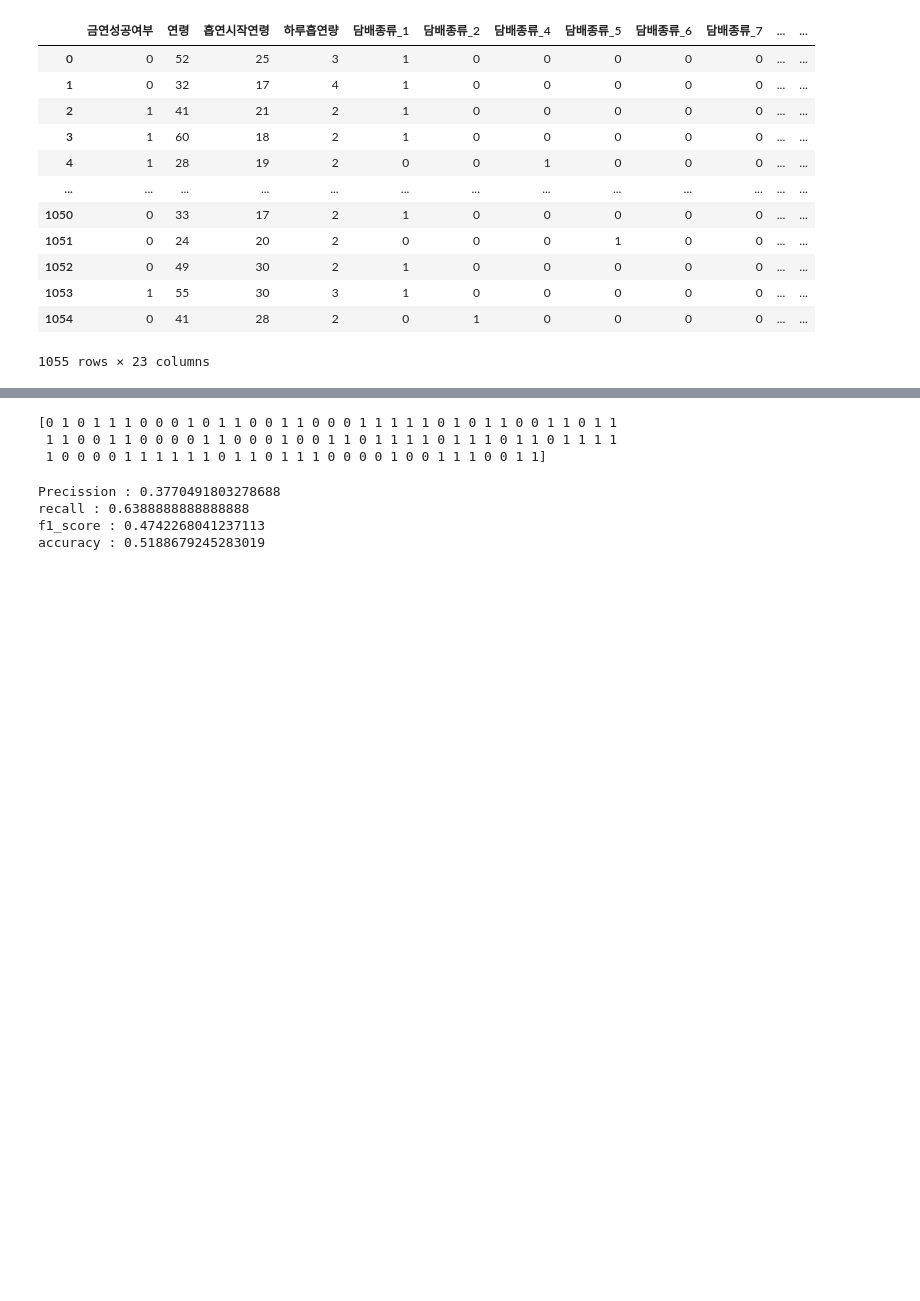
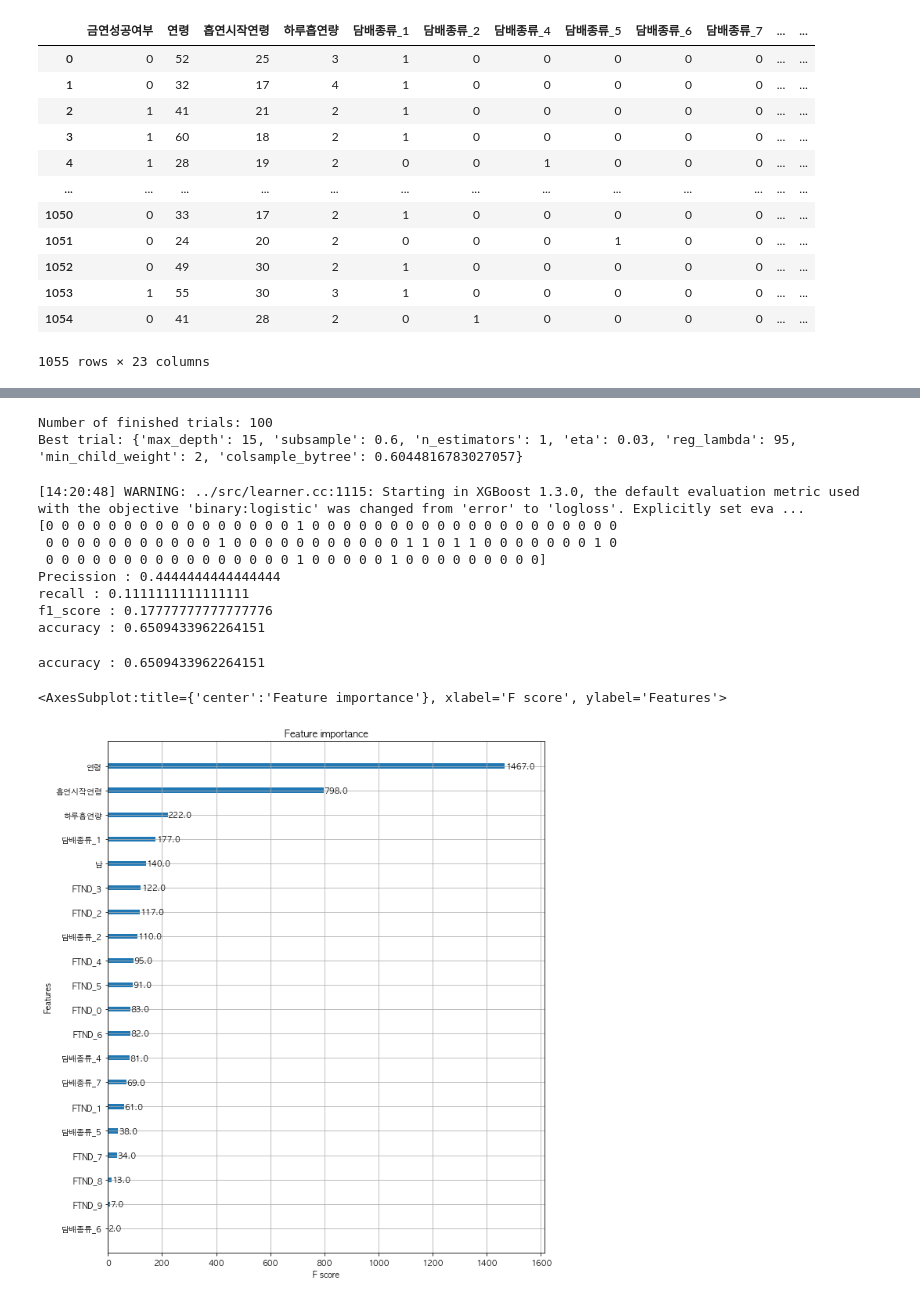
Before and after one commit to yyc9337/AI_Project, a Jupyter notebook: Tabular/[Company] 금연 Dtx/Experiment/DTX_YYC_001.ipynb, the cells around one changed output, grey strips where cells are left out. Drawn from its saved outputs; the diff is of its cells as text; code cells hidden in the pictures; blank space fills up the shorter version.

```diff
--- a/Tabular/[Company] 금연 Dtx/Experiment/DTX_YYC_001.ipynb
+++ b/Tabular/[Company] 금연 Dtx/Experiment/DTX_YYC_001.ipynb
@@ -68,4 +64,4 @@ def opt(X_train, y_train, X_test, y_test, trial):
 # %%
-study = optuna.create_study()
-study.optimize(functools.partial(opt, X_train, y_train, X_eval, y_eval), n_trials=100)
+study = optuna.create_study(direction='maximize')
+study.optimize(objective, n_trials=100)
 # %% [output]
@@ -105,3 +105,0 @@ study.best_params
-# %%
-xgb_model = xgb.XGBClassifier(**study.best_params)
-xgb_model.fit(X_train, y_train)
@@ -120,23 +106,46 @@ XGBClassifier(base_score=0.5, booster='gbtree', colsample_bylevel=1,
-# %%
-y_pre = xgb_model.predict(X_eval)
-print(y_pre)
-y_pred_probs = xgb_model.predict_proba(X_eval)[:,1]
-# %% [output]
-[0 1 0 1 1 1 0 0 0 1 0 1 1 0 0 1 1 0 0 0 1 1 1 1 1 0 1 0 1 1 0 0 1 1 0 1 1
- 1 1 0 0 1 1 0 0 0 0 1 1 0 0 0 1 0 0 1 1 0 1 1 1 1 0 1 1 1 0 1 1 0 1 1 1 1
- 1 0 0 0 0 1 1 1 1 1 1 0 1 1 0 1 1 1 0 0 0 0 1 0 0 1 1 1 0 0 1 1]
+# %%
+print('Number of finished trials:', len(study.trials))
+print('Best trial:', study.best_trial.params)
+# %% [output]
+Number of finished trials: 100
+Best trial: {'max_depth': 15, 'subsample': 0.6, 'n_estimators': 1, 'eta': 0.03, 'reg_lambda': 95, 'min_child_weight': 2, 'colsample_bytree': 0.6044816783027057}
+# %%
+params = {'max_depth': 10, 'subsample': 0.6, 'n_estimators': 76, 'eta': 0.01}
 # %%
+model = XGBClassifier(**params)
+model.fit(X_train,y_train)
+preds_valid=model.predict(X_valid)
+print(preds_valid)
 
-p = precision_score(y_eval, y_pre)
+p = precision_score(y_valid, preds_valid)
 print('Precission :' , p)
-r = recall_score(y_eval, y_pre)
+r = recall_score(y_valid, preds_valid)
 print('recall :',r)
-f1 = f1_score(y_eval, y_pre)
+f1 = f1_score(y_valid, preds_valid)
 print('f1_score :',f1)
-accuracy = accuracy_score( y_eval, y_pre)
+accuracy = accuracy_score(y_valid, preds_valid)
 print('accuracy :' ,accuracy)
 # %% [output]
-Precission : 0.3770491803278688
-recall : 0.6388888888888888
-f1_score : 0.4742268041237113
-accuracy : 0.5188679245283019
+[14:20:48] WARNING: ../src/learner.cc:1115: Starting in XGBoost 1.3.0, the default evaluation metric used with the objective 'binary:logistic' was changed from 'error' to 'logloss'. Explicitly set eva ...
+[0 0 0 0 0 0 0 0 0 0 0 0 0 0 0 0 1 0 0 0 0 0 0 0 0 0 0 0 0 0 0 0 0 0 0 0 0
+ 0 0 0 0 0 0 0 0 0 0 0 1 0 0 0 0 0 0 0 0 0 0 0 1 1 0 1 1 0 0 0 0 0 0 0 1 0
+ 0 0 0 0 0 0 0 0 0 0 0 0 0 0 0 0 1 0 0 0 0 0 1 0 0 0 0 0 0 0 0 0]
+Precission : 0.4444444444444444
+recall : 0.1111111111111111
+f1_score : 0.17777777777777776
+accuracy : 0.6509433962264151
+# %%
+print('accuracy :', accuracy)
+from matplotlib import pyplot as plt
+from matplotlib import rc
+from xgboost import plot_importance
+
+rc('font', family='AppleGothic')
+
+plt.rcParams['axes.unicode_minus'] = False
+fig, ax = plt.subplots(figsize=(10, 12))
+plot_importance(model, ax=ax)
+# %% [output]
+accuracy : 0.6509433962264151
+<AxesSubplot:title={'center':'Feature importance'}, xlabel='F score', ylabel='Features'>
+[figure, added]
```
Also changed, not shown: parts of 6 cells of this notebook, 1 other file.
